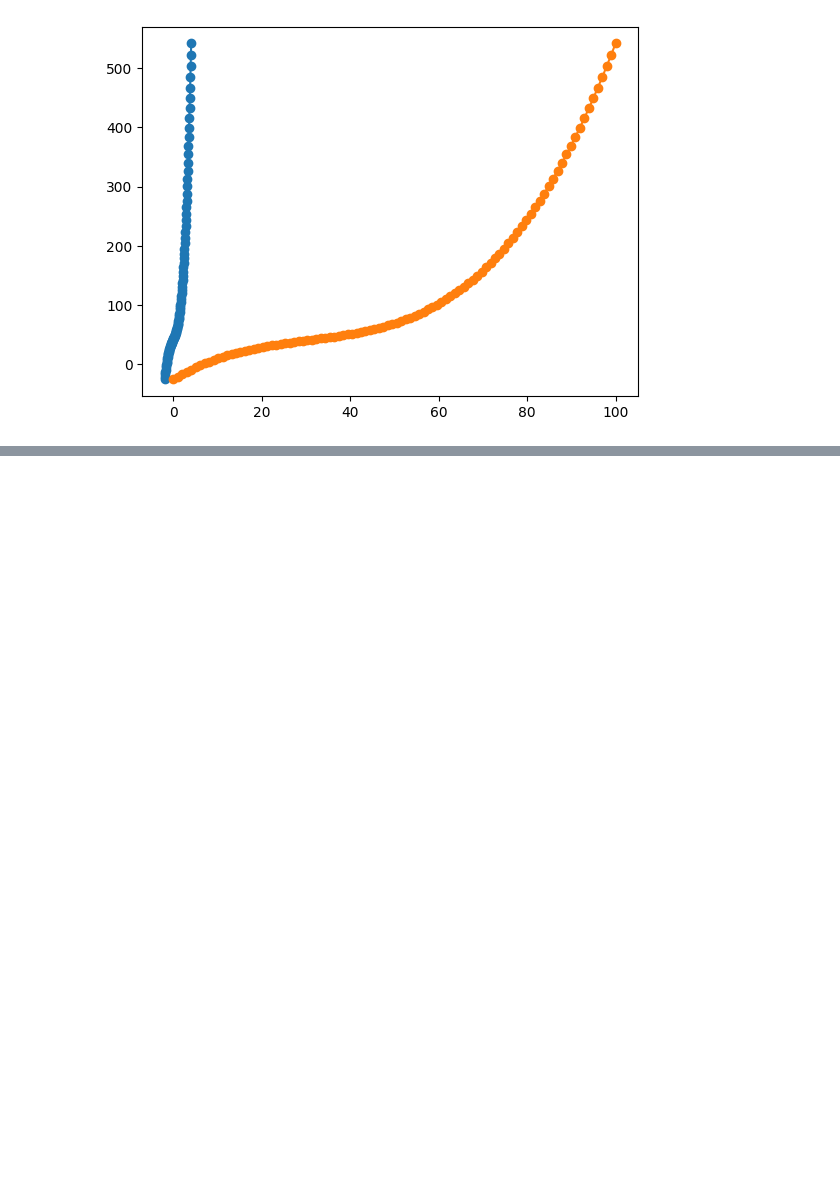
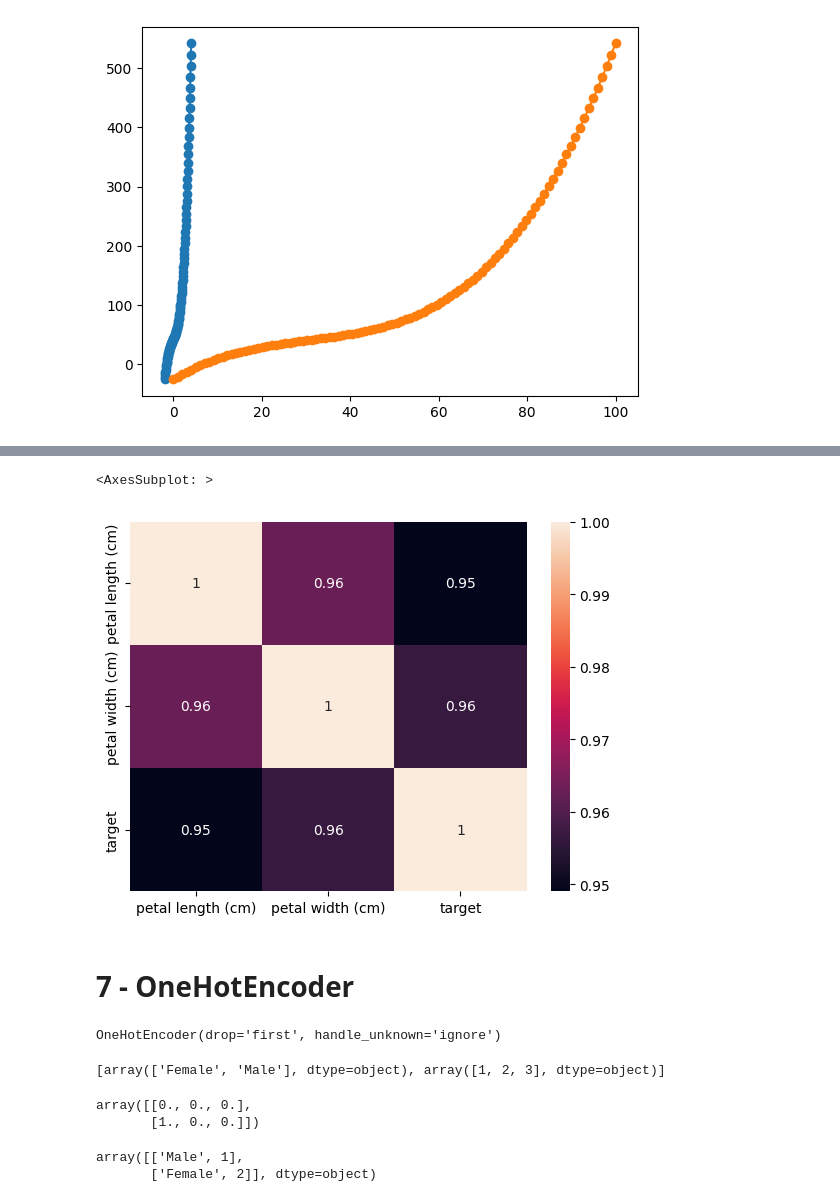
Before and after one commit to jasonrichdarmawan/p1-g1, a Jupyter notebook: playground.ipynb, the cells around one changed output, grey strips where cells are left out. Cells and saved outputs as stored; diff of their text form; code cells hidden in the pictures; blank space fills up the shorter version.

```diff
--- a/playground.ipynb
+++ b/playground.ipynb
@@ -160,0 +163,6 @@ plt.plot(X, y)
+# %%
+from sklearn.datasets import load_iris
+from sklearn.feature_selection import SelectKBest
+from sklearn.feature_selection import chi2
+data = load_iris(as_frame=True)
+data
@@ -160,0 +208,56 @@ plt.plot(X, y)
+# %%
+import pandas as pd
+import numpy as np
+import seaborn as sns
+
+df = pd.concat([data.data, data.target], axis=1)
+cols = df.corr() \
+         .nlargest(3, 'target')['target'].index[::-1]
+cm = np.corrcoef(df[cols].values.T)
+sns.heatmap(cm, annot=True, xticklabels=cols.values, yticklabels=cols.values)
+# %% [output]
+<AxesSubplot: >
+[figure, added]
+# %% [markdown]
+# 7 - OneHotEncoder
+# %%
+from sklearn.preprocessing import OneHotEncoder
+
+enc = OneHotEncoder(handle_unknown='ignore', drop='first')
+# gender, age
+X = [['Male', 1],
+     ['Female', 3],
+     ['Female', 2]]
+enc.fit(X)
+# %% [output]
+OneHotEncoder(drop='first', handle_unknown='ignore')
+# %%
+enc.categories_
+# %% [output]
+[array(['Female', 'Male'], dtype=object), array([1, 2, 3], dtype=object)]
+# %%
+enc.transform([['Female', 1],
+               ['Male', 4]]).toarray()
+# %% [output]
+array([[0., 0., 0.],
+       [1., 0., 0.]])
+# %%
+# if you drop the first column to reduce multicollinearity
+# beware: if user refuse to give some information. the encoder will be confused and return the first index label.
+# e.g gender -> will return Female
+#     age    -> will return 1.
+
+# example without dropping first column
+# >>> enc.inverse_transform([[0, 1, 1, 0, 0],
+#                            [0, 0, 0, 1, 0]])
+# array([['Male', 1],
+#        [None, 2]], dtype=object)
+
+# expected result
+# array([['Male', 1],
+#        [None, 2]], dtype=object)
+enc.inverse_transform([[1, 0, 0],
+                       [0, 1, 0]])
+# %% [output]
+array([['Male', 1],
+       ['Female', 2]], dtype=object)
```
Also changed, not shown: parts of 4 cells of this notebook, 1 other file.
